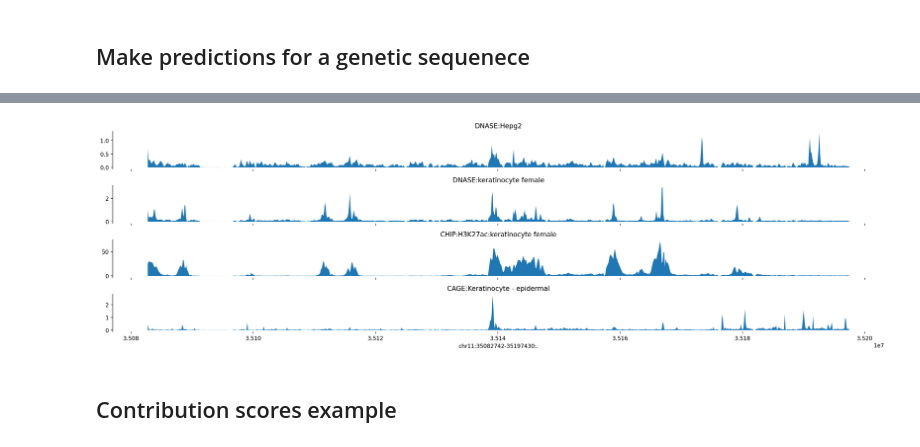
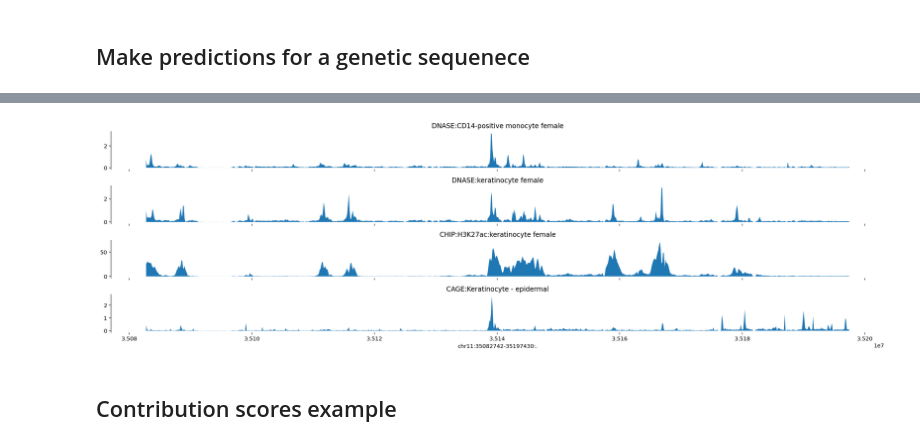
Before and after one commit to Renee2333/Academic-Trash, a Jupyter notebook: enformer/enformer-usage.ipynb, the cells around one changed output, grey strips where cells are left out. Cells and saved outputs as stored; diff of their text form; code cells hidden in the pictures.

```diff
--- a/enformer/enformer-usage.ipynb
+++ b/enformer/enformer-usage.ipynb
@@ -292,13 +377,13 @@ sequence_one_hot = one_hot_encode(fasta_extractor.extract(target_interval.resize
 predictions = model.predict_on_batch(sequence_one_hot[np.newaxis])['human'][0]
 # %%
 # @title Plot tracks
-tracks = {'DNASE:Hepg2': predictions[:, 27],
+tracks = {'DNASE:CD14-positive monocyte female': predictions[:, 41],
           'DNASE:keratinocyte female': predictions[:, 42],
           'CHIP:H3K27ac:keratinocyte female': predictions[:, 706],
           'CAGE:Keratinocyte - epidermal': np.log10(1 + predictions[:, 4799])}
 plot_tracks(tracks, target_interval)
 # %% [output]
-[figure, old version]
+[figure, new version]
 # %% [markdown]
 ## Contribution scores example
 # %%
```
Also changed, not shown: parts of 19 cells of this notebook.
